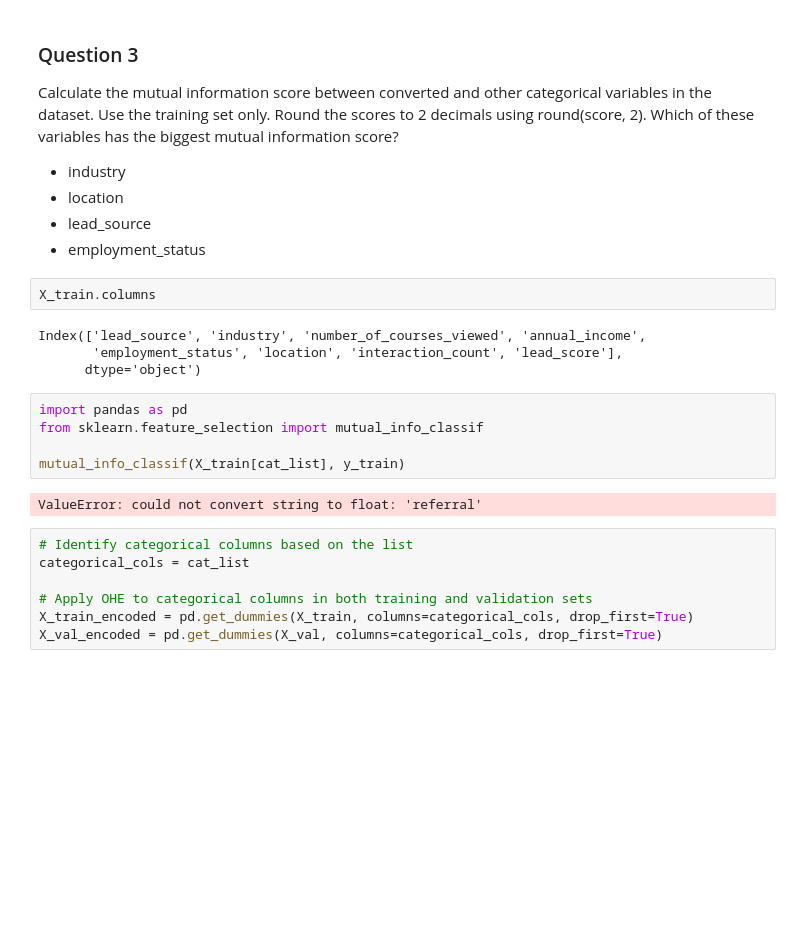
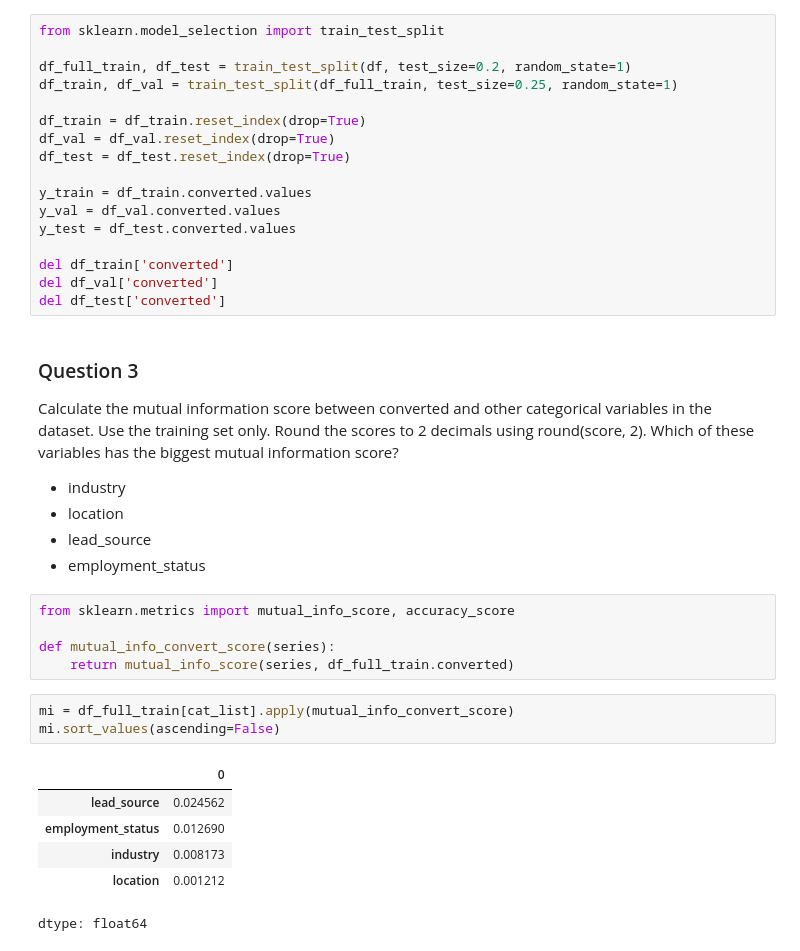
Before and after one commit to Ekeopara-Praise/Machine-Learning-4-Months-Course, a Jupyter notebook: 03-classification/Homework_Classification.ipynb, the cells around one changed output. Saved outputs shown, nothing was run; the diff lists cells and outputs as text; blank space fills up the shorter version.

```diff
--- a/03-classification/Homework_Classification.ipynb
+++ b/03-classification/Homework_Classification.ipynb
@@ -148,3 +172,20 @@ X_val, X_test, y_val, y_test = train_test_split(X_val, y_val, test_size=0.5, ran
+# %%
+from sklearn.model_selection import train_test_split
+
+df_full_train, df_test = train_test_split(df, test_size=0.2, random_state=1)
+df_train, df_val = train_test_split(df_full_train, test_size=0.25, random_state=1)
+
+df_train = df_train.reset_index(drop=True)
+df_val = df_val.reset_index(drop=True)
+df_test = df_test.reset_index(drop=True)
+
+y_train = df_train.converted.values
+y_val = df_val.converted.values
+y_test = df_test.converted.values
+
+del df_train['converted']
+del df_val['converted']
+del df_test['converted']
 # %% [markdown]
 ### Question 3
 
@@ -156,23 +197,18 @@ Which of these variables has the biggest mutual information score?
 - location
 - lead_source
 - employment_status
-# %%
-X_train.columns
-# %% [output]
-Index(['lead_source', 'industry', 'number_of_courses_viewed', 'annual_income',
-       'employment_status', 'location', 'interaction_count', 'lead_score'],
-      dtype='object')
-# %%
-import pandas as pd
-from sklearn.feature_selection import mutual_info_classif
-
-mutual_info_classif(X_train[cat_list], y_train)
-# %% [output]
-ValueError: could not convert string to float: 'referral'
-# %%
-# Identify categorical columns based on the list
-categorical_cols = cat_list
-
-# Apply OHE to categorical columns in both training and validation sets
-X_train_encoded = pd.get_dummies(X_train, columns=categorical_cols, drop_first=True)
-X_val_encoded = pd.get_dummies(X_val, columns=categorical_cols, drop_first=True)
+# %%
+from sklearn.metrics import mutual_info_score, accuracy_score
+
+def mutual_info_convert_score(series):
+    return mutual_info_score(series, df_full_train.converted)
+# %%
+mi = df_full_train[cat_list].apply(mutual_info_convert_score)
+mi.sort_values(ascending=False)
+# %% [output]
+|  | 0 |
+| lead_source | 0.024562 |
+| employment_status | 0.012690 |
+| industry | 0.008173 |
+| location | 0.001212 |
+dtype: float64
```
Also changed, not shown: parts of 17 cells of this notebook, 1 other file.
